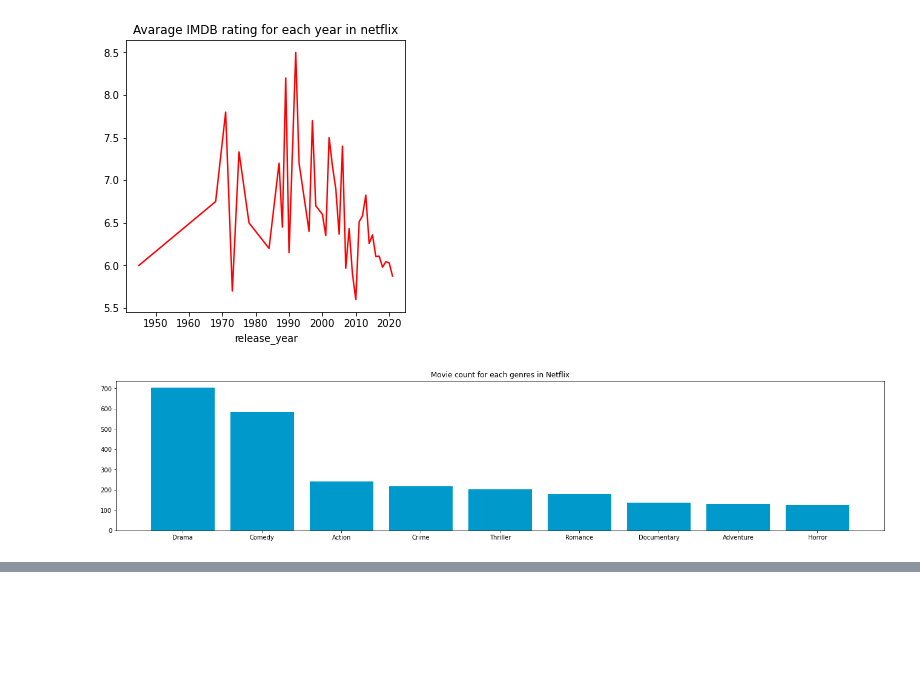
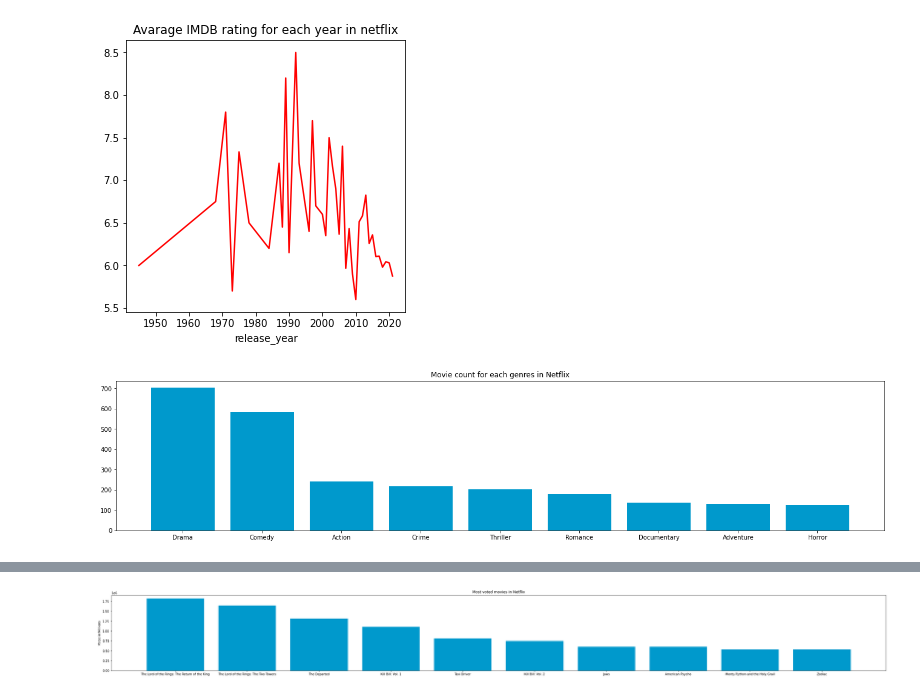
Before and after one commit to emirryilmazz/movies_datascience, a Jupyter notebook: project.ipynb, the cells around one changed output, grey strips where cells are left out. Drawn from its saved outputs; the diff is of its cells as text; code cells hidden in the pictures; blank space fills up the shorter version.

```diff
--- a/project.ipynb
+++ b/project.ipynb
@@ -290,14 +258,38 @@ netflix_data.rename(columns={'duration_x':'duration'}, inplace=True)
 netflix_data.rename(columns={'cast_x':'cast'}, inplace=True)
 #take only movie type
 netflix_data = netflix_data[netflix_data['type'] == 'Movie']
+
+netflix_data['director'] = netflix_data['director'].apply(lambda x: x.split(', ')[0])
 #make duration columns to int
 netflix_data['duration'] = netflix_data['duration'].str.replace(' min' , '')
 netflix_data['duration'] = netflix_data['duration'].astype(int)
 
 #add 3 genres columns to netflix_data and fill from genre data
-netflix_data['genre'] = netflix_data['genre'].apply(lambda x: x.replace(' ', ''))
-netflix_data['genre1'] = netflix_data['genre'].apply(lambda x: x.split(',')[0])
-netflix_data['genre2'] = netflix_data['genre'].apply(lambda x : x.split(',')[1] if (len(x.split(',')) > 1) else 'none')
-netflix_data['genre3'] = netflix_data['genre'].apply(lambda x : x.split(',')[2] if (len(x.split(',')) > 2) else 'none')
+netflix_data['genre1'] = netflix_data['genre'].apply(lambda x: x.split(', ')[0])
+netflix_data['genre2'] = netflix_data['genre'].apply(lambda x : x.split(', ')[1] if (len(x.split(', ')) > 1) else 'none')
+netflix_data['genre3'] = netflix_data['genre'].apply(lambda x : x.split(', ')[2] if (len(x.split(', ')) > 2) else 'none')
 netflix_data.drop('genre', axis=1, inplace=True)
-netflix_data.head()
+
+
+# delete the comma in votes column
+netflix_data['votes'] = netflix_data['votes'].str.replace(',' , '')
+#make votes columns to int
+netflix_data['votes'] = netflix_data['votes'].astype(int)
+
+
+#add 3 genres columns to netflix_data and fill from genre data
+netflix_data['cast1'] = netflix_data['cast'].apply(lambda x: x.split(', ')[0])
+netflix_data['cast2'] = netflix_data['cast'].apply(lambda x : x.split(', ')[1] if (len(x.split(', ')) > 1) else 'none')
+netflix_data['cast3'] = netflix_data['cast'].apply(lambda x : x.split(', ')[2] if (len(x.split(', ')) > 2) else 'none')
+netflix_data['cast4'] = netflix_data['cast'].apply(lambda x : x.split(', ')[3] if (len(x.split(', ')) > 3) else 'none')
+netflix_data['cast5'] = netflix_data['cast'].apply(lambda x : x.split(', ')[4] if (len(x.split(', ')) > 4) else 'none')
+netflix_data['cast6'] = netflix_data['cast'].apply(lambda x : x.split(', ')[5] if (len(x.split(', ')) > 5) else 'none')
+netflix_data['cast7'] = netflix_data['cast'].apply(lambda x : x.split(', ')[6] if (len(x.split(', ')) > 6) else 'none')
+netflix_data['cast8'] = netflix_data['cast'].apply(lambda x : x.split(', ')[7] if (len(x.split(', ')) > 7) else 'none')
+netflix_data['cast9'] = netflix_data['cast'].apply(lambda x : x.split(', ')[8] if (len(x.split(', ')) > 8) else 'none')
+netflix_data['cast10'] = netflix_data['cast'].apply(lambda x : x.split(', ')[9] if (len(x.split(', ')) > 9) else 'none')
+netflix_data['cast11'] = netflix_data['cast'].apply(lambda x : x.split(', ')[10] if (len(x.split(', ')) > 10) else 'none')
+netflix_data['cast12'] = netflix_data['cast'].apply(lambda x : x.split(', ')[11] if (len(x.split(', ')) > 11) else 'none')
+netflix_data['cast13'] = netflix_data['cast'].apply(lambda x : x.split(', ')[12] if (len(x.split(', ')) > 12) else 'none')
+netflix_data['cast14'] = netflix_data['cast'].apply(lambda x : x.split(', ')[13] if (len(x.split(', ')) > 13) else 'none')
+netflix_data['cast15'] = netflix_data['cast'].apply(lambda x : x.split(', ')[14] if (len(x.split(', ')) > 14) else 'none')
@@ -361,0 +364,12 @@ News            0.0     0.0     1.0     1.0
+# %%
+# most voted movies and give y axis as votes in hundreds
+netflix_data = netflix_data.sort_values(by='votes', ascending=False)
+netflix_data = netflix_data.head(15)
+plt.figure(figsize=(100, 10))
+plt.subplot(2,2,1)
+plt.title('Most voted movies in Netflix')
+plt.bar(netflix_data['title'], netflix_data['votes'], color='#0099CC')
+plt.ylabel('Votes in Millions')
+plt.show()
+# %% [output]
+[figure, added]
```
Also changed, not shown: parts of 5 cells of this notebook.
